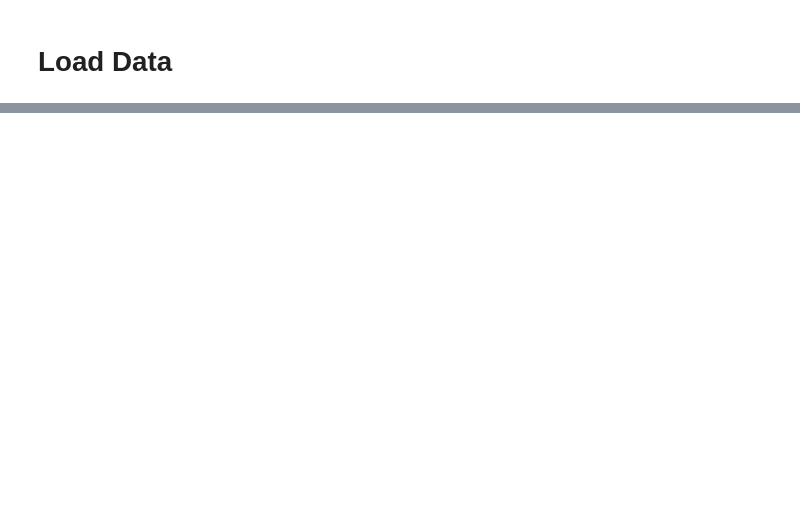
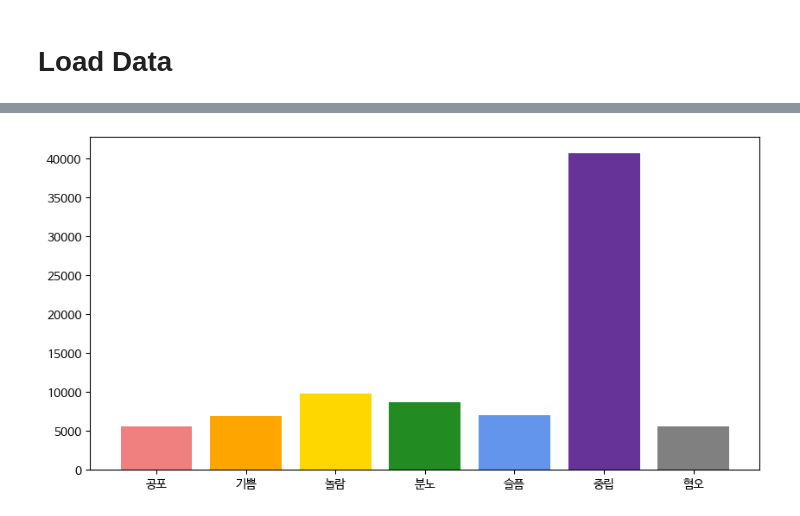
Before and after one commit to pal-ette/iNotePal, a Jupyter notebook: dataset/단발성대화데이터셋.ipynb, the cells around one changed output, grey strips where cells are left out. Cells and saved outputs as stored; diff of their text form; code cells hidden in the pictures; blank space fills up the shorter version.

```diff
--- a/dataset/단발성대화데이터셋.ipynb
+++ b/dataset/단발성대화데이터셋.ipynb
@@ -47,0 +204,3 @@ plt.show()
+# %%
+df_short['emotion'] = df_short['emotion'].replace('행복', '기쁨')
+df_short[df_short['emotion']=='기쁨']
@@ -47,0 +221,3 @@ plt.show()
+# %%
+df_conti_merged['emotion'] = df_conti_merged['emotion'].replace('행복', '기쁨')
+df_conti_merged[df_conti_merged['emotion']=='기쁨']
@@ -47,0 +238,6 @@ plt.show()
+# %%
+df_conti_merged['dataset'] = ['conversation']*len(df_conti_merged)
+df_short['dataset'] = ['comment']*len(df_short)
+
+df = pd.concat([df_conti_merged, df_short], ignore_index=True)
+df
@@ -47,0 +258,13 @@ plt.show()
+# %%
+emotion = df.groupby(['emotion']).count()
+# %%
+plt.rc('font', family='NanumBarunGothic')
+colors = ['lightcoral', 'orange', 'gold', 'forestgreen', 'cornflowerblue', 'rebeccapurple', 'gray']
+
+plt.figure(figsize=(10, 5))
+plt.bar(emotion.index, emotion['sentence'], color=colors)
+# plt.legend(cmap)
+
+plt.show()
+# %% [output]
+[figure, added]
```
Also changed, not shown: parts of 66 cells of this notebook.
